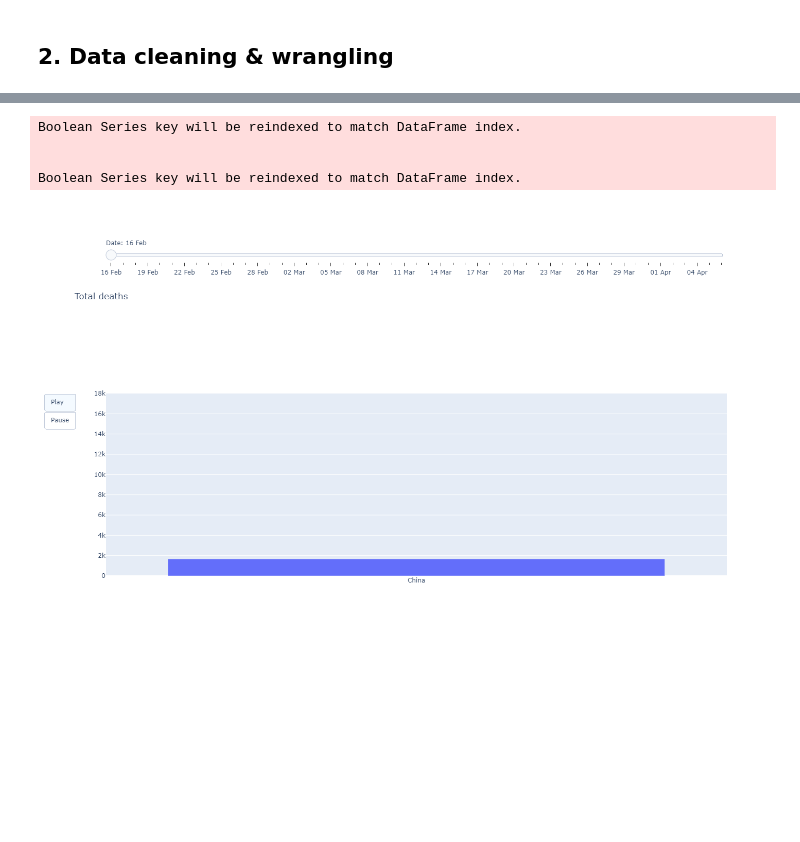
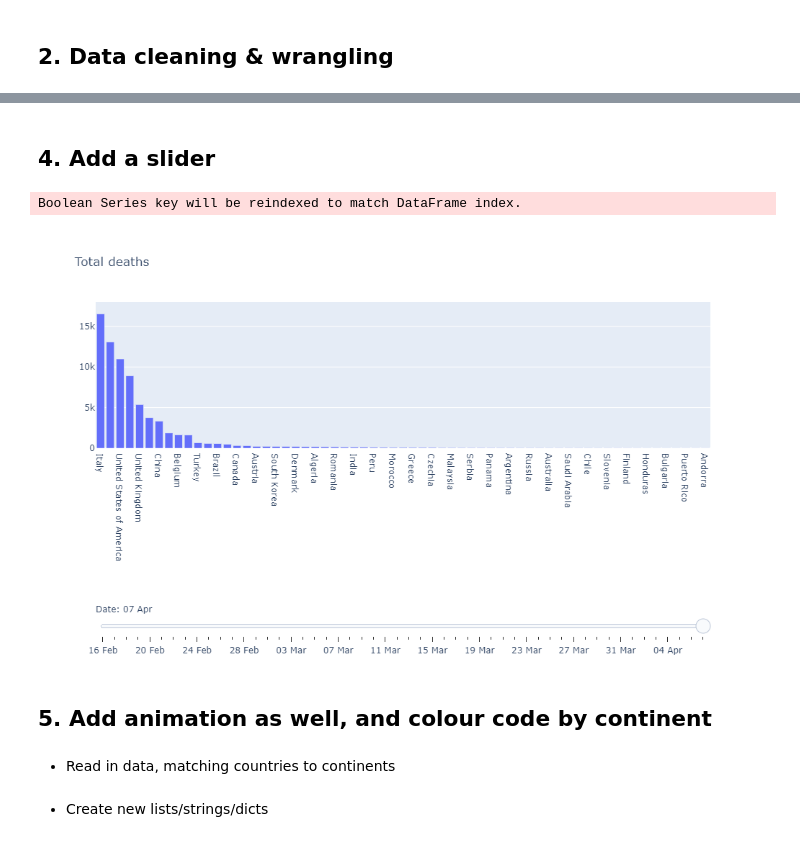
Before and after one commit to LUNDR/covid-19, a Jupyter notebook: 4.Animated_charts.ipynb, the cells around one changed output, grey strips where cells are left out. Drawn from its saved outputs; the diff is of its cells as text; code cells hidden in the pictures; blank space fills up the shorter version.

Commit message:
updated data and improved animations

```diff
--- a/4.Animated_charts.ipynb
+++ b/4.Animated_charts.ipynb
@@ -49,13 +54,12 @@ Boolean Series key will be reindexed to match DataFrame index.
+# %% [markdown]
+## 4. Add a slider
 # %%
 
 # Create figure
 fig = go.Figure()
 
-# Add traces, one for each slider step
+# make a list of the range of dates we want to appear on the slider... I've eliminated dates before the 16th feb as its pretty much just China until then
 days = data['dateRep'][data['dateRep'] > pd.to_datetime('15-02-2020')].sort_values(ascending=True).unique()
-
-#figure['layout']['updatemenus'] =
-
 
 for day in days:
     chart_data_2 = data.loc[data['dateRep'] == day][data['total_deaths']>20].sort_values(by = 'total_deaths', ascending = False)
@@ -65,67 +69,45 @@ for day in days:
               visible = False,
               name = ''))
 
-frames = []
-for day in days:
-    chart_data_2 = data.loc[data['dateRep'] == day][data['total_deaths']>20].sort_values(by = 'total_deaths', ascending = False)
-    frame = go.Frame(data =[ go.Bar(x = [' '.join(x.split('_')) for x in chart_data_2['countriesAndTerritories']],
-                     y=chart_data_2['total_deaths'],
-              name = '')])
 
-    frames.append(frame)
-
-fig.frames=frames
-
-# Make 10th trace visible
-fig.data[0].visible = True
+# Make the last trace visible
+fig.data[-1].visible = True
 
 # Create and add slider
 steps = []
 for i in range(len(fig.data)):
     step = dict(
         method="restyle",
         args=["visible", [False] * len(fig.data)],
         label = pd.to_datetime(str(days[i])).strftime("%d %b")
 
     )
     step["args"][1][i] = True  # Toggle i'th trace to "visible"
     steps.append(step)
 
 sliders = [dict(
-    y = 2,
-    active=0,
+    y = -0.8,
+    active=len(fig.data)-1,
     currentvalue={"prefix": "Date: "},
     pad={"t": 50},
     steps=steps
 )]
 
 fig.update_layout(
     sliders=sliders,
-    height = 800,
-    title = 'Total deaths',
-    updatemenus = [dict(type ='buttons',
-                        buttons=list([
-                dict(
-                    args=[None],
-                    label="Play",
-                    method="animate"
-                ),
-                            dict(
-                    args=[None,{"mode": "immediate"}],
-                    label="Pause",
-                    method="animate")]
-
-                        ))]
+    height = 600,
+    title = 'Total deaths'
 
 )
 
 fig.layout.yaxis.update(range=[0,
                               18000])
 
 fig.show()
 # %% [output]
 Boolean Series key will be reindexed to match DataFrame index.
-
-
-Boolean Series key will be reindexed to match DataFrame index.
-[figure, old version]
+[figure, new version]
+# %% [markdown]
+## 5. Add animation as well, and colour code by continent
+# %% [markdown]
+ * Read in data, matching countries to continents
@@ -131,0 +118,2 @@ Boolean Series key will be reindexed to match DataFrame index.
+# %% [markdown]
+* Create new lists/strings/dicts
```
Also changed, not shown: parts of 7 cells of this notebook, 2 other files.
